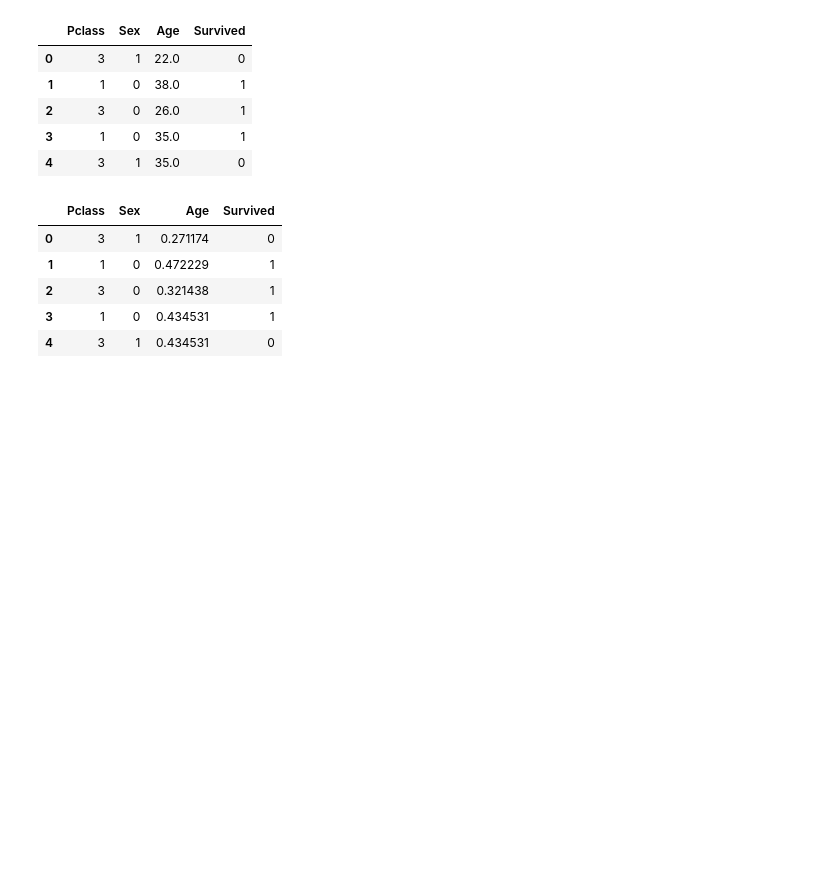
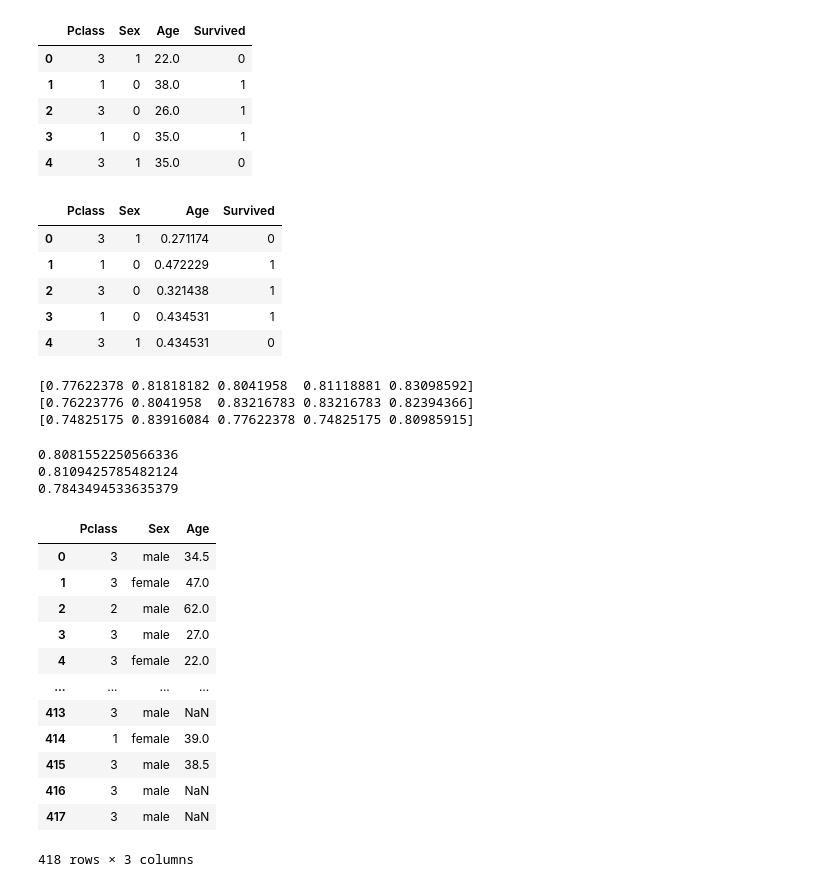
Before and after one commit to SuYeonLee1991/union_Machine_Learning, a Jupyter notebook: Titanic.ipynb, the cells around one changed output. Cells and saved outputs as stored; diff of their text form; code cells hidden in the pictures; blank space fills up the shorter version.

```diff
--- a/Titanic.ipynb
+++ b/Titanic.ipynb
@@ -138,0 +136,52 @@ lr = LogisticRegression
+# %%
+dt = DecisionTreeClassifier(random_state=42)
+rf = RandomForestClassifier(random_state=42)
+lr = LogisticRegression()
+
+X = train.drop('Survived', axis=1)
+y = train['Survived']
+
+result_dict = {
+    'dt' : [],
+    'rf' : [],
+    'lr' : []
+}
+
+for index, algorithm in enumerate([dt, rf, lr]) :
+    result = cross_val_score(algorithm, X, y)
+    if index == 0 :
+        result_dict['dt'] = result
+    elif index == 1 :
+        result_dict['rf'] = result
+    else :
+        result_dict['lr'] = result
+    print(result)
+# %% [output]
+[0.77622378 0.81818182 0.8041958  0.81118881 0.83098592]
+[0.76223776 0.8041958  0.83216783 0.83216783 0.82394366]
+[0.74825175 0.83916084 0.77622378 0.74825175 0.80985915]
+# %%
+import numpy as np
+print(np.mean(result_dict['dt']))
+print(np.mean(result_dict['rf']))
+print(np.mean(result_dict['lr']))
+# %% [output]
+0.8081552250566336
+0.8109425785482124
+0.7843494533635379
+# %%
+test
+# %% [output]
+|  | Pclass | Sex | Age |
+| 0 | 3 | male | 34.5 |
+| 1 | 3 | female | 47.0 |
+| 2 | 2 | male | 62.0 |
+| 3 | 3 | male | 27.0 |
+| 4 | 3 | female | 22.0 |
+| ... | ... | ... | ... |
+| 413 | 3 | male | NaN |
+| 414 | 1 | female | 39.0 |
+| 415 | 3 | male | 38.5 |
+| 416 | 3 | male | NaN |
+| 417 | 3 | male | NaN |
+418 rows × 3 columns
```
Also changed, not shown: parts of 14 cells of this notebook, 4 other files.
